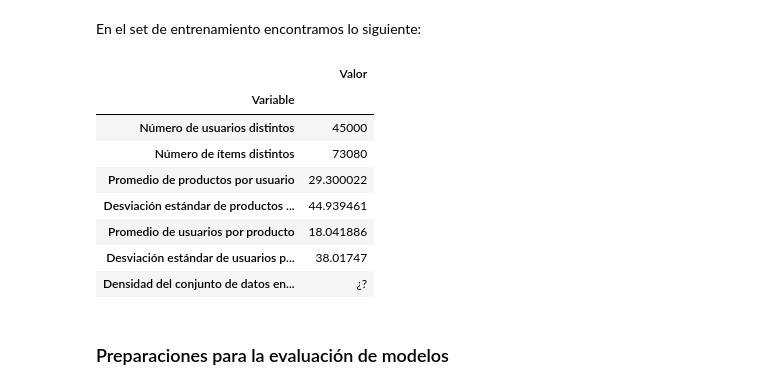
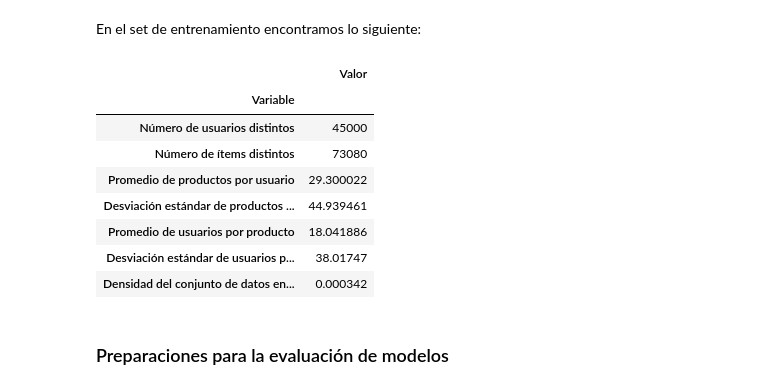
Before and after one commit to sebac820/tarea-1-recsys, a Jupyter notebook: Tarea.ipynb, the cells around one changed output. Saved outputs shown, nothing was run; the diff lists cells and outputs as text; code cells hidden in the pictures.

```diff
--- a/Tarea.ipynb
+++ b/Tarea.ipynb
@@ -165,29 +165,34 @@ En el set de entrenamiento encontramos lo siguiente:
 # %%
 # Obtenemos los valores únicos:
 valores_unicos = train_set.nunique()
 tabla_resumen = pd.DataFrame(index=pd.CategoricalIndex(data=[], name='Variable'), columns=['Valor'])
 tabla_resumen.loc['Número de usuarios distintos'] = valores_unicos['customer_id']
 tabla_resumen.loc['Número de ítems distintos'] = valores_unicos['article_id']
 # Obtenemos el promedio y desviación estándar de productos por usuarios:
 tabla_resumen.loc['Promedio de productos por usuario'] = compras_por_usuario['compras'].mean()
 tabla_resumen.loc['Desviación estándar de productos por usuario'] = compras_por_usuario['compras'].std()
 # Obtenemos el promedio y desviación estándar de usuarios por productos:
 tabla_resumen.loc['Promedio de usuarios por producto'] = compras_por_producto['compras'].mean()
 tabla_resumen.loc['Desviación estándar de usuarios por producto'] = compras_por_producto['compras'].std()
-# Obtenemos la densidad del conjunto de datos:
-tabla_resumen.loc['Densidad del conjunto de datos en cuanto a compras'] = '¿?'
+# Obtenemos la densidad del conjunto de datos, dividiendo la cantidad de pares usuario-producto que sí están dentro del set
+# por los pares que no lo están:
+tabla_resumen.loc['Densidad del conjunto de datos en cuanto a compras'] = (
+    train_set[['customer_id', 'article_id']].drop_duplicates().shape[0] / (
+        train_set['customer_id'].nunique() * train_set['article_id'].nunique()
+    )
+)
 # Visualizamos los resultados:
 tabla_resumen
 # %% [output]
 |  | Valor |
 | Variable |  |
 | Número de usuarios distintos | 45000 |
 | Número de ítems distintos | 73080 |
 | Promedio de productos por usuario | 29.300022 |
 | Desviación estándar de productos ... | 44.939461 |
 | Promedio de usuarios por producto | 18.041886 |
 | Desviación estándar de usuarios p... | 38.01747 |
-| Densidad del conjunto de datos en... | ¿? |
+| Densidad del conjunto de datos en... | 0.000342 |
 # %% [markdown]
 ### Preparaciones para la evaluación de modelos
 # %% [markdown]
```
Also changed, not shown: parts of 3 cells of this notebook.
